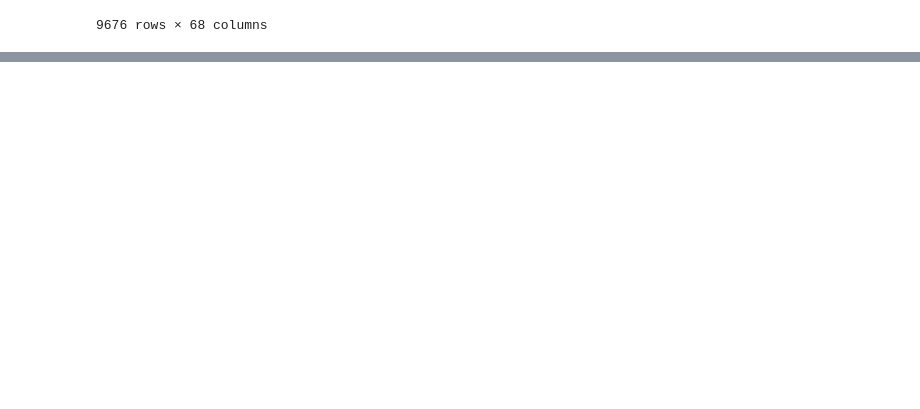
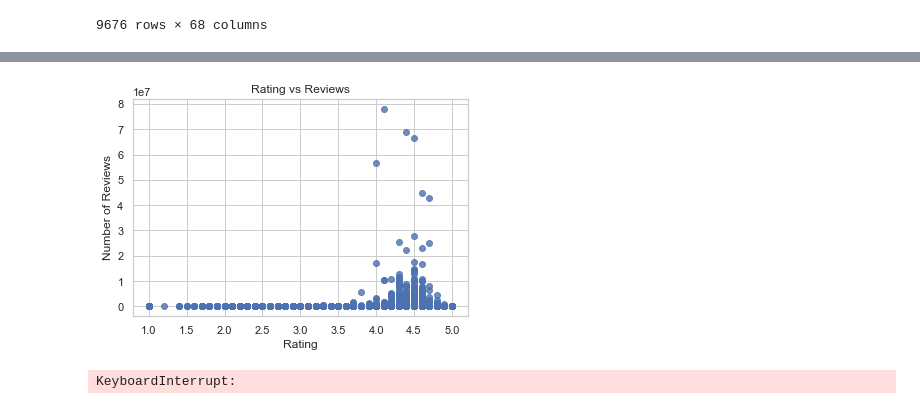
Before and after one commit to bao1981105/Google-Apps-Download-Prediction, a Jupyter notebook: src/preprocess.ipynb, the cells around one changed output, grey strips where cells are left out. Drawn from its saved outputs; the diff is of its cells as text; code cells hidden in the pictures; blank space fills up the shorter version.

```diff
--- a/src/preprocess.ipynb
+++ b/src/preprocess.ipynb
@@ -543,0 +532,14 @@ plt.show()
+# %%
+plt.scatter(df_preprocessed['Rating'], df_preprocessed['Reviews'],alpha=0.8)
+plt.title('Rating vs Reviews')
+plt.xlabel('Rating')
+plt.ylabel('Number of Reviews')
+plt.savefig('../figures/Rating&Review.png',dpi=300)
+plt.show()
+#cont_frs = ['Rating','Reviews','Size','Price','Last Updated']
+# %% [output]
+[figure, added]
+# %%
+pd.plotting.scatter_matrix(df_preprocessed, alpha=0.2)
+# %% [output]
+KeyboardInterrupt:
```
Also changed, not shown: parts of 17 cells of this notebook, 10 other files.
